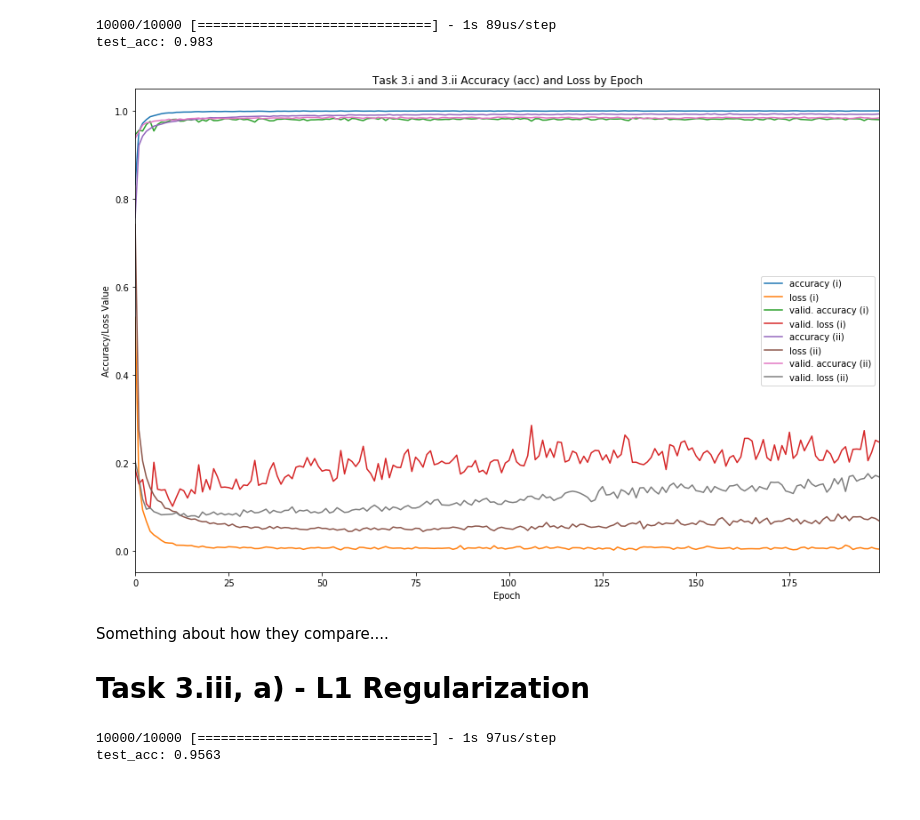
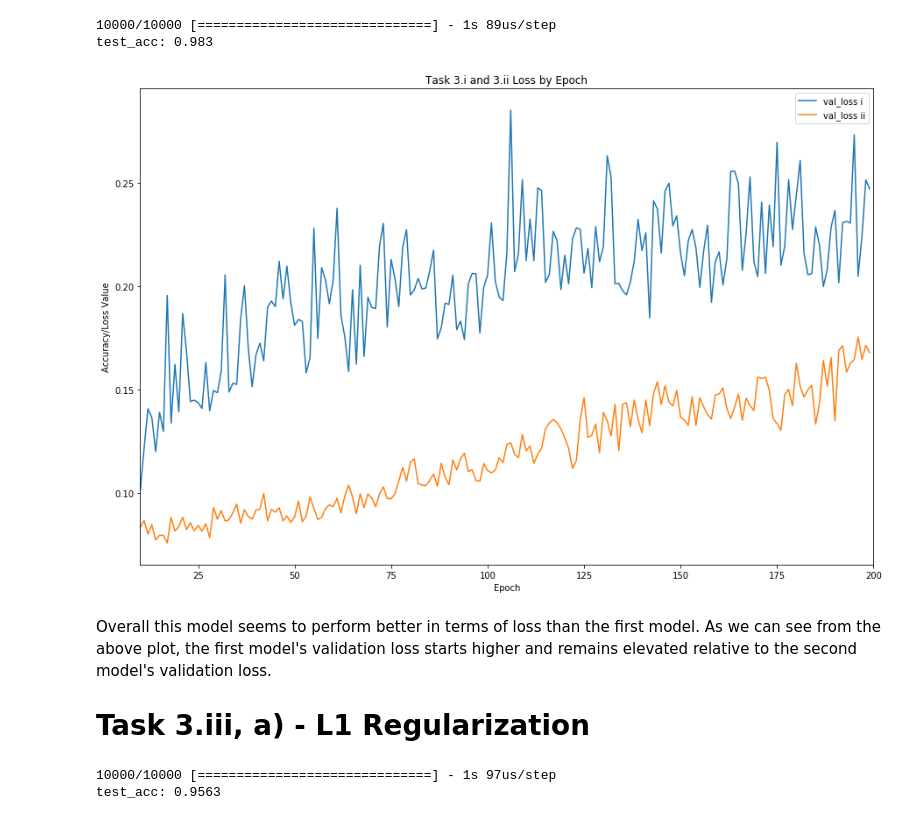
Before and after one commit to tamos/MACS30200proj, a Jupyter notebook: ProblemSets/PS3/PS3_TylerAmos.ipynb, the cells around one changed output. Drawn from its saved outputs; the diff is of its cells as text; code cells hidden in the pictures; blank space fills up the shorter version.

```diff
--- a/ProblemSets/PS3/PS3_TylerAmos.ipynb
+++ b/ProblemSets/PS3/PS3_TylerAmos.ipynb
@@ -118,22 +124,22 @@ pd.DataFrame(history_training_ii.history).to_csv('q3_ii_results.csv', index = Fa
 # %%
-df = pd.DataFrame(history_training_i.history)
-df_2 = pd.DataFrame(history_training_ii.history)
-df.columns = ['accuracy (i)', 'loss (i)',
-              'valid. accuracy (i)', 'valid. loss (i)']
-df['accuracy (ii)']  = df_2['acc']
-df['loss (ii)'] = df_2['loss']
-df['valid. accuracy (ii)'] = df_2['val_acc']
-df['valid. loss (ii)'] = df_2['val_loss']
+df = pd.DataFrame()
+df['val_loss i'] = pd.read_csv('q3_i_results.csv')['val_loss']
+df['val_loss ii'] = pd.read_csv('q3_ii_results.csv')['val_loss']
 df.plot(figsize = (15,10))
-plt.title("Task 3.i and 3.ii Accuracy (acc) and Loss by Epoch")
+plt.title("Task 3.i and 3.ii Loss by Epoch")
 plt.ylabel("Accuracy/Loss Value")
+plt.xlim(10,200)
 plt.xlabel("Epoch");
 # %% [output]
-[figure, old version]
+[figure, new version]
-# %% [markdown]
-Something about how they compare....
-
-# Task 3.iii, a) - L1 Regularization
+# %% [markdown]
+Overall this model seems to perform better in terms of loss than the first model. As we can see from the above plot, the first model's validation loss starts higher and remains elevated relative to the second model's validation loss.
+
+
+
+
+
+# Task 3.iii, a) - L1 Regularization
 # %%
 from keras import regularizers
 network_iii_a = models.Sequential()
```
Also changed, not shown: parts of 11 cells of this notebook.
